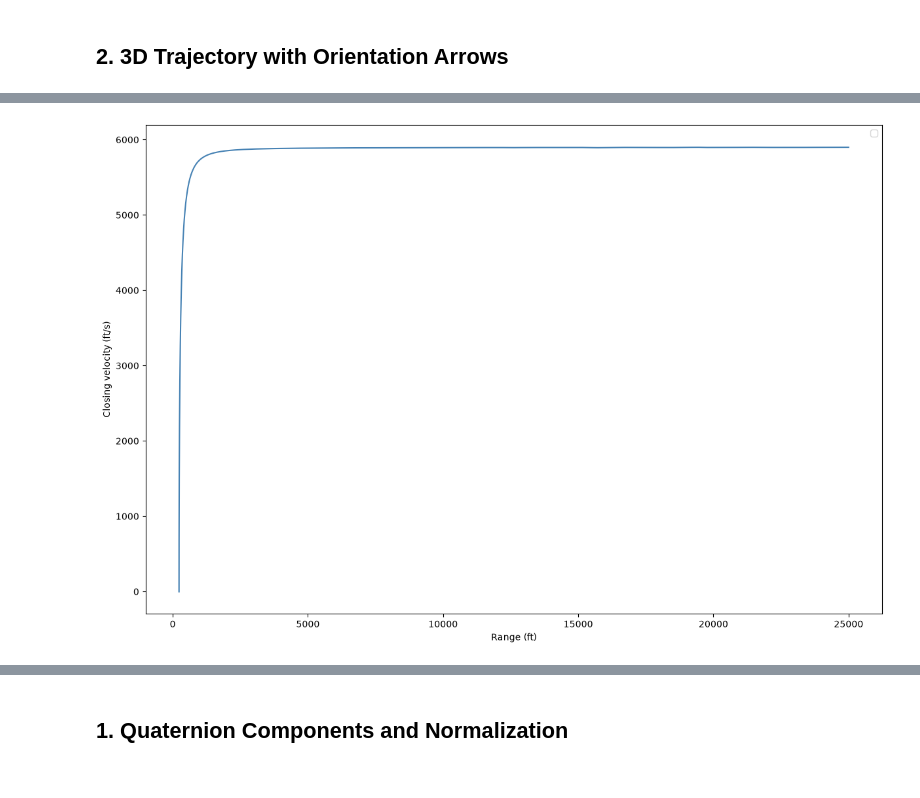
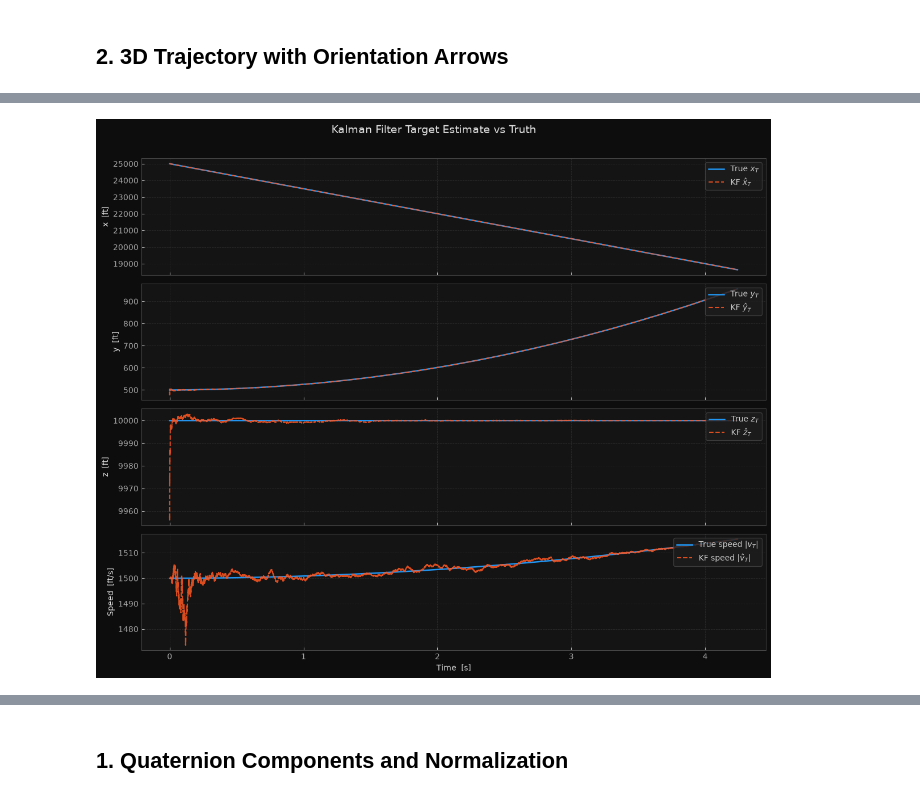
Before and after one commit to derekmwignall-dev/6dof_gnc_projectile, a Jupyter notebook: 6DOF_gnc/trajectory.ipynb, the cells around one changed output, grey strips where cells are left out. Drawn from its saved outputs; the diff is of its cells as text; code cells hidden in the pictures.

```diff
--- a/6DOF_gnc/trajectory.ipynb
+++ b/6DOF_gnc/trajectory.ipynb
@@ -128,16 +169,46 @@ plt.show()
-# %%
-fig = plt.figure(figsize=(12, 8))
-ax  = fig.add_subplot(111)
-
-# Plot trajectory
-ax.plot(rng, Vc, color='steelblue', linewidth=1.5)
-
-# ax.set_xlim((0,2000))
-# ax.set_ylim((950,1020))
-ax.legend()
-plt.tight_layout()
-ax.set_xlabel('Range (ft)')
-ax.set_ylabel('Closing velocity (ft/s)')
-plt.show()
-# %% [output]
-[figure, removed]
+# %%
+# ── Figure 1 — KF vs Truth: position + speed ──────────────────────────────────
+fig1, axes1 = plt.subplots(4, 1, figsize=(12, 10), sharex=True)
+fig1.suptitle('Kalman Filter Target Estimate vs Truth', fontsize=14, y=0.98)
+
+ax_x, ax_y, ax_z, ax_spd = axes1
+
+# X
+ax_x.plot(t, tx,  color=TRUTH_COLOR, lw=LW_TRUTH, label='True $x_T$')
+ax_x.plot(t, ktx, color=KF_COLOR,    lw=LW_KF,    alpha=ALPHA_KF,
+          linestyle='--', label='KF $\\hat{x}_T$')
+ax_x.set_ylabel('x  [ft]')
+ax_x.legend(loc='upper right')
+ax_x.grid(True)
+
+# Y
+ax_y.plot(t, ty,  color=TRUTH_COLOR, lw=LW_TRUTH, label='True $y_T$')
+ax_y.plot(t, kty, color=KF_COLOR,    lw=LW_KF,    alpha=ALPHA_KF,
+          linestyle='--', label='KF $\\hat{y}_T$')
+ax_y.set_ylabel('y  [ft]')
+ax_y.legend(loc='upper right')
+ax_y.grid(True)
+
+# Z
+ax_z.plot(t, tz,  color=TRUTH_COLOR, lw=LW_TRUTH, label='True $z_T$')
+ax_z.plot(t, ktz, color=KF_COLOR,    lw=LW_KF,    alpha=ALPHA_KF,
+          linestyle='--', label='KF $\\hat{z}_T$')
+ax_z.set_ylabel('z  [ft]')
+ax_z.legend(loc='upper right')
+ax_z.grid(True)
+
+# Speed
+ax_spd.plot(t, true_speed, color=TRUTH_COLOR, lw=LW_TRUTH, label='True speed $|v_T|$')
+ax_spd.plot(t, kf_speed,   color=KF_COLOR,    lw=LW_KF,    alpha=ALPHA_KF,
+            linestyle='--', label='KF speed $|\\hat{v}_T|$')
+ax_spd.set_ylabel('Speed  [ft/s]')
+ax_spd.set_xlabel('Time  [s]')
+ax_spd.legend(loc='upper right')
+ax_spd.grid(True)
+
+for ax in axes1:
+    ax.tick_params(axis='both', which='both', direction='in')
+
+fig1.tight_layout(rect=[0, 0, 1, 0.97])
+# %% [output]
+[figure, added]
```
Also changed, not shown: parts of 10 cells of this notebook, 8 other files.
